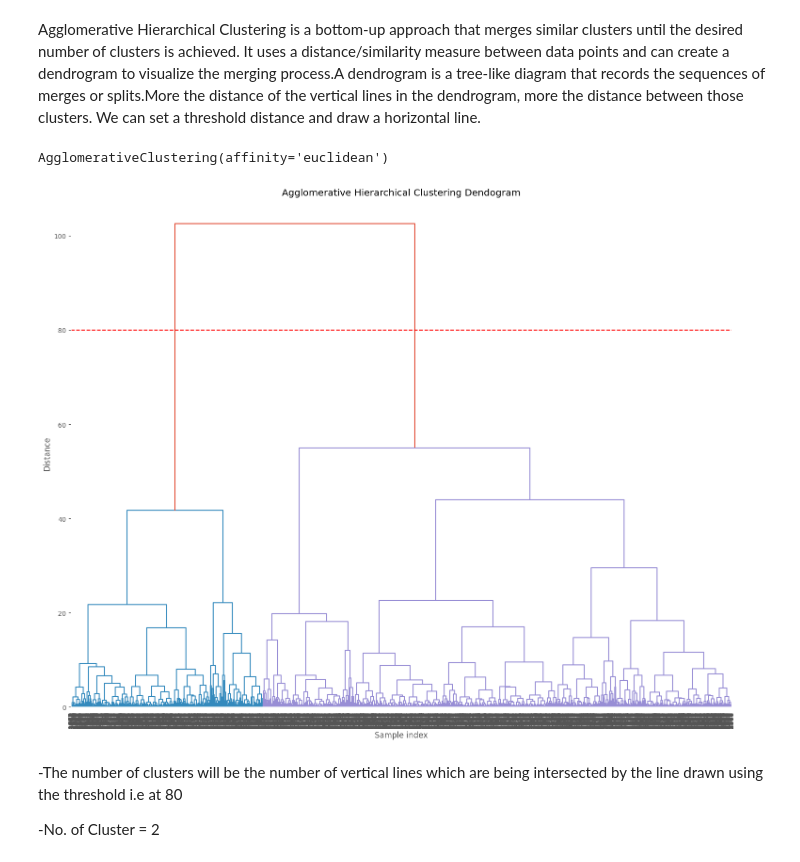
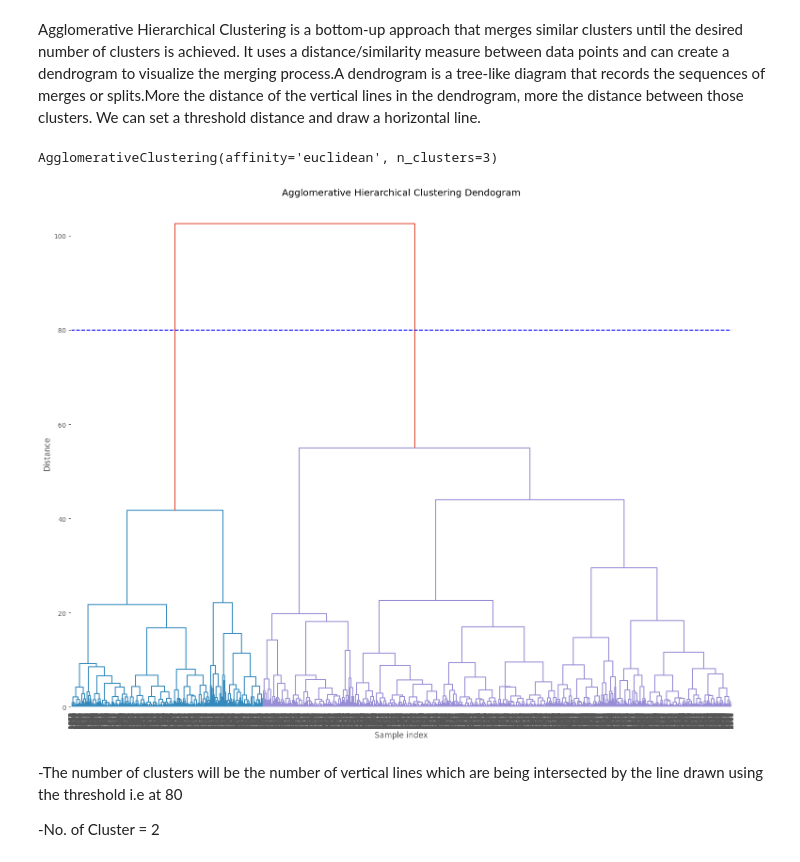
Before and after one commit to Pooja-2709/Unsupervied, a Jupyter notebook: Online_Retail_Customer_Segmentation.ipynb, the cells around one changed output. Drawn from its saved outputs; the diff is of its cells as text; code cells hidden in the pictures.

```diff
--- a/Online_Retail_Customer_Segmentation.ipynb
+++ b/Online_Retail_Customer_Segmentation.ipynb
@@ -1067,18 +951,18 @@ plt.show()
 # %%
-wcss = []
+wcss = [] # within cluster sum of square
 
-for i in range(1, 11):
+for i in range(1, 12):
     kmeans = KMeans(n_clusters=i, init='k-means++', max_iter=300, n_init=10, random_state=0)  # Create a KMeans instance for each number of clusters
     kmeans.fit(X)  # Fit the KMeans model to the input data X
     wcss.append(kmeans.inertia_)  # Append the WCSS value to the list for the current number of clusters
 
 # Plot the WCSS values against the number of clusters
 plt.figure(figsize=(10,6))
-plt.plot(range(1, 11), wcss, marker='o', linestyle='--')
+plt.plot(range(1, 12), wcss, marker='o', linestyle='--')
 plt.title('The Elbow Method')
 plt.xlabel('Number of Clusters')
 plt.ylabel('WCSS')
-plt.xticks(np.arange(1, 11, 1))
+plt.xticks(np.arange(1, 12, 1))
 plt.grid(True)
 plt.show()
 # %% [output]
@@ -1088,6 +972,6 @@ plt.show()
 # %%
 # Create an instance of the KMeans model with 2 clusters and initialize the centroids using the 'k-means++' method
-KMean_clust = KMeans(n_clusters= 2, init= 'k-means++', max_iter= 1000)
+KMean_clust = KMeans(n_clusters= 3, init= 'k-means++', max_iter= 1000)
 KMean_clust.fit(X)
 
 # Add a new column to the rfm_df dataframe to store the cluster labels for each observation
@@ -1113,29 +997,29 @@ We can set a threshold distance and draw a horizontal line.
 # %%
 from sklearn.cluster import AgglomerativeClustering
 
-# Create an instance of AgglomerativeClustering with 2 clusters, euclidean affinity, and ward linkage
-model = AgglomerativeClustering(n_clusters=2, affinity='euclidean', linkage='ward')
+# Create an instance of AgglomerativeClustering with 3 clusters, euclidean affinity, and ward linkage
+model = AgglomerativeClustering(n_clusters=3, affinity='euclidean', linkage='ward')
 model.fit(X)
 # %% [output]
-AgglomerativeClustering(affinity='euclidean')
+AgglomerativeClustering(affinity='euclidean', n_clusters=3)
 # %%
 from scipy.cluster.hierarchy import dendrogram, linkage
 from scipy.spatial.distance import pdist
 import matplotlib.pyplot as plt
 
 plt.figure(figsize=(15, 12))
 plt.title('Agglomerative Hierarchical Clustering Dendogram')
 
 plt.xlabel('Sample index')
 plt.ylabel('Distance')
 
 # Create a linkage matrix
 Z = linkage(X, 'ward')
 dendrogram(Z, leaf_rotation=90.0, p=25, color_threshold=80, leaf_font_size=10, truncate_mode='level')
-plt.axhline(y=80, color='r', linestyle='--')
+plt.axhline(y=80, color='b', linestyle='--')
 plt.tight_layout()
 # %% [output]
-[figure, old version]
+[figure, new version]
 # %% [markdown]
 -The number of clusters will be the number of vertical lines which are being intersected by the line drawn using the threshold i.e at 80
 
```
Also changed, not shown: parts of 9 cells of this notebook.
